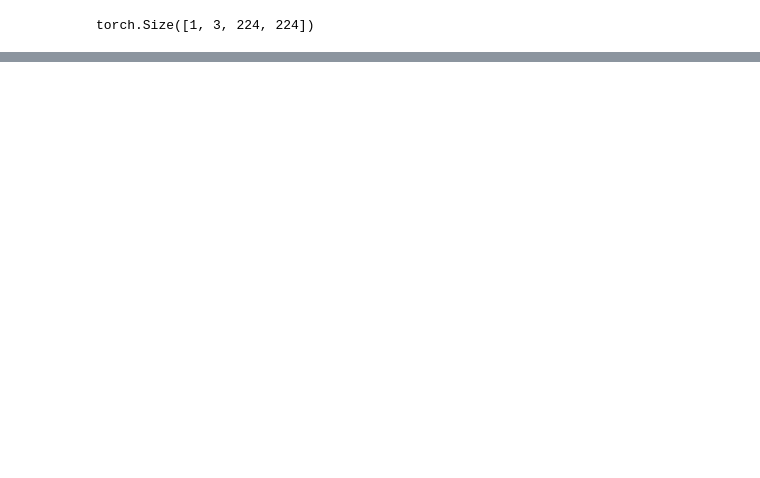
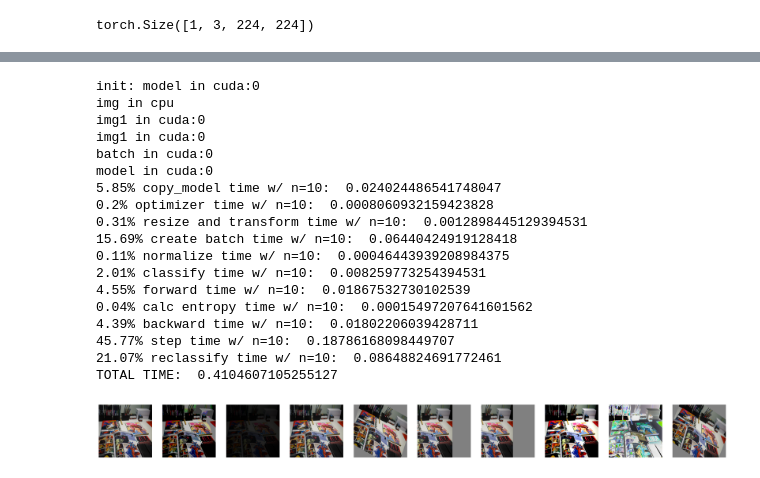
Before and after one commit to christiansassi/deep-learning-project, a Jupyter notebook: deep_learning.ipynb, the cells around one changed output, grey strips where cells are left out. Saved outputs shown, nothing was run; the diff lists cells and outputs as text; code cells hidden in the pictures; blank space fills up the shorter version.

Commit message:
add benchmarking

```diff
--- a/deep_learning.ipynb
+++ b/deep_learning.ipynb
@@ -629,0 +769,22 @@ evaluate(n=64, lr=1e-5, _create_batch=create_batch_timm, to_stop=None, filename=
+# %%
+benchmark()
+# %% [output]
+init: model in cuda:0
+img in cpu
+img1 in cuda:0
+img1 in cuda:0
+batch in cuda:0
+model in cuda:0
+5.85% copy_model time w/ n=10:  0.024024486541748047
+0.2% optimizer time w/ n=10:  0.0008060932159423828
+0.31% resize and transform time w/ n=10:  0.0012898445129394531
+15.69% create batch time w/ n=10:  0.06440424919128418
+0.11% normalize time w/ n=10:  0.00046443939208984375
+2.01% classify time w/ n=10:  0.008259773254394531
+4.55% forward time w/ n=10:  0.01867532730102539
+0.04% calc entropy time w/ n=10:  0.00015497207641601562
+4.39% backward time w/ n=10:  0.01802206039428711
+45.77% step time w/ n=10:  0.18786168098449707
+21.07% reclassify time w/ n=10:  0.08648824691772461
+TOTAL TIME:  0.4104607105255127
+[figure, added]
```
Also changed, not shown: parts of 11 cells of this notebook.
